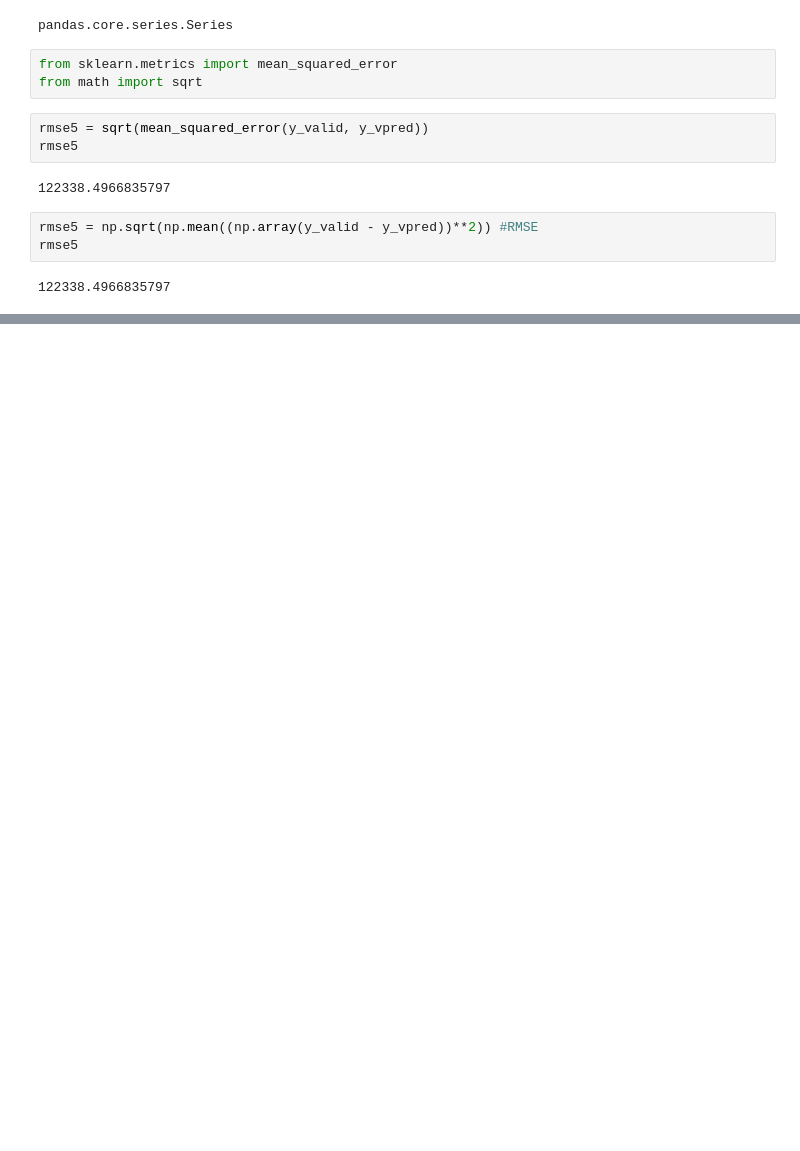
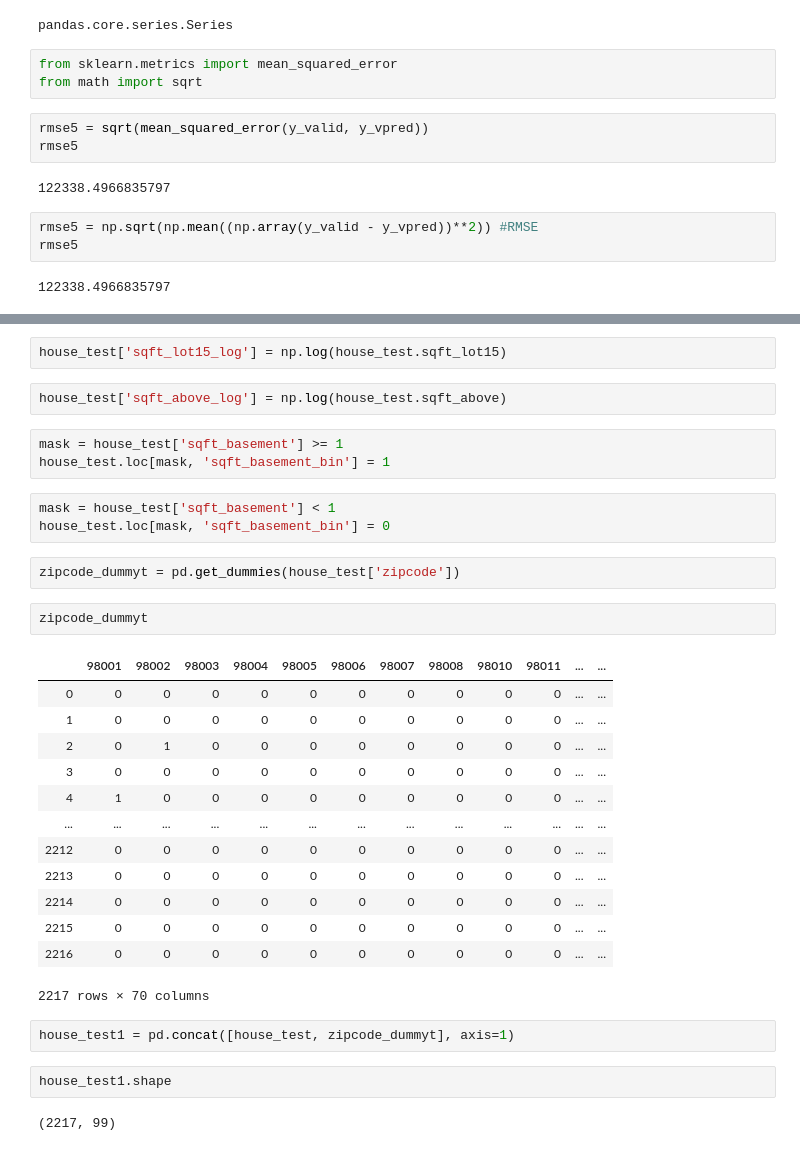
Before and after one commit to nikhilpavanam/House-Price-Prediction, a Jupyter notebook: ML 1 Assignment - Final Model 5 - KC House Price Prediction.ipynb, the cells around one changed output, grey strips where cells are left out. Cells and saved outputs as stored; diff of their text form; blank space fills up the shorter version.

```diff
--- a/ML 1 Assignment - Final Model 5 - KC House Price Prediction.ipynb
+++ b/ML 1 Assignment - Final Model 5 - KC House Price Prediction.ipynb
@@ -412,0 +446,34 @@ rmse5
+# %%
+house_test['sqft_lot15_log'] = np.log(house_test.sqft_lot15)
+# %%
+house_test['sqft_above_log'] = np.log(house_test.sqft_above)
+# %%
+mask = house_test['sqft_basement'] >= 1
+house_test.loc[mask, 'sqft_basement_bin'] = 1
+# %%
+mask = house_test['sqft_basement'] < 1
+house_test.loc[mask, 'sqft_basement_bin'] = 0
+# %%
+zipcode_dummyt = pd.get_dummies(house_test['zipcode'])
+# %%
+zipcode_dummyt
+# %% [output]
+|  | 98001 | 98002 | 98003 | 98004 | 98005 | 98006 | 98007 | 98008 | 98010 | 98011 | ... | ... |
+| 0 | 0 | 0 | 0 | 0 | 0 | 0 | 0 | 0 | 0 | 0 | ... | ... |
+| 1 | 0 | 0 | 0 | 0 | 0 | 0 | 0 | 0 | 0 | 0 | ... | ... |
+| 2 | 0 | 1 | 0 | 0 | 0 | 0 | 0 | 0 | 0 | 0 | ... | ... |
+| 3 | 0 | 0 | 0 | 0 | 0 | 0 | 0 | 0 | 0 | 0 | ... | ... |
+| 4 | 1 | 0 | 0 | 0 | 0 | 0 | 0 | 0 | 0 | 0 | ... | ... |
+| ... | ... | ... | ... | ... | ... | ... | ... | ... | ... | ... | ... | ... |
+| 2212 | 0 | 0 | 0 | 0 | 0 | 0 | 0 | 0 | 0 | 0 | ... | ... |
+| 2213 | 0 | 0 | 0 | 0 | 0 | 0 | 0 | 0 | 0 | 0 | ... | ... |
+| 2214 | 0 | 0 | 0 | 0 | 0 | 0 | 0 | 0 | 0 | 0 | ... | ... |
+| 2215 | 0 | 0 | 0 | 0 | 0 | 0 | 0 | 0 | 0 | 0 | ... | ... |
+| 2216 | 0 | 0 | 0 | 0 | 0 | 0 | 0 | 0 | 0 | 0 | ... | ... |
+2217 rows × 70 columns
+# %%
+house_test1 = pd.concat([house_test, zipcode_dummyt], axis=1)
+# %%
+house_test1.shape
+# %% [output]
+(2217, 99)
```
Also changed, not shown: parts of 25 cells of this notebook.
